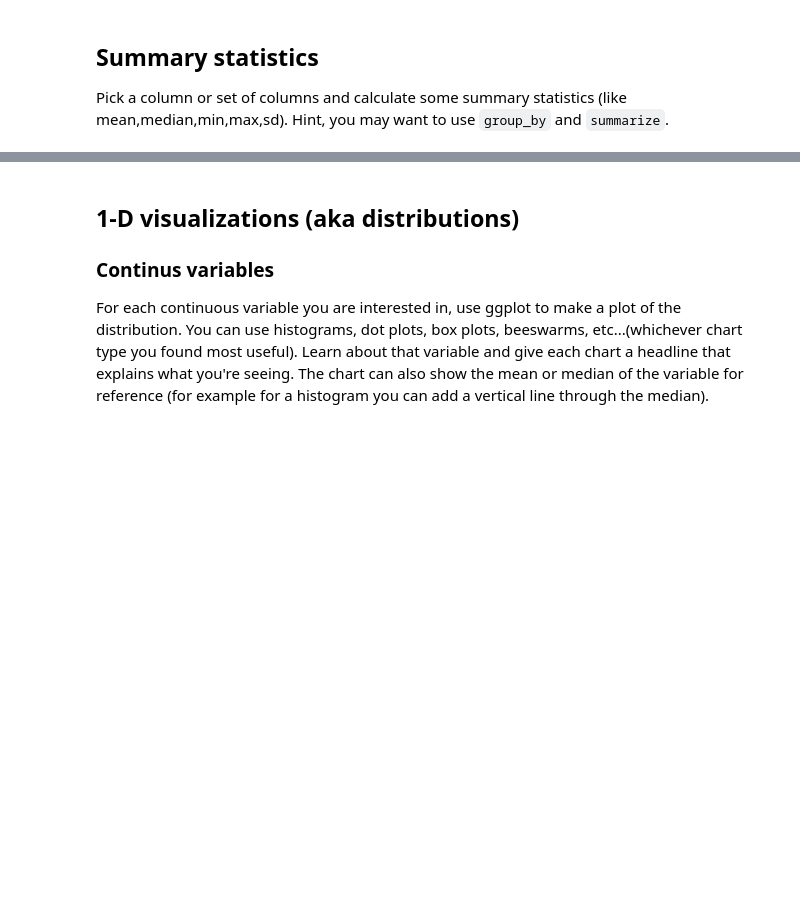
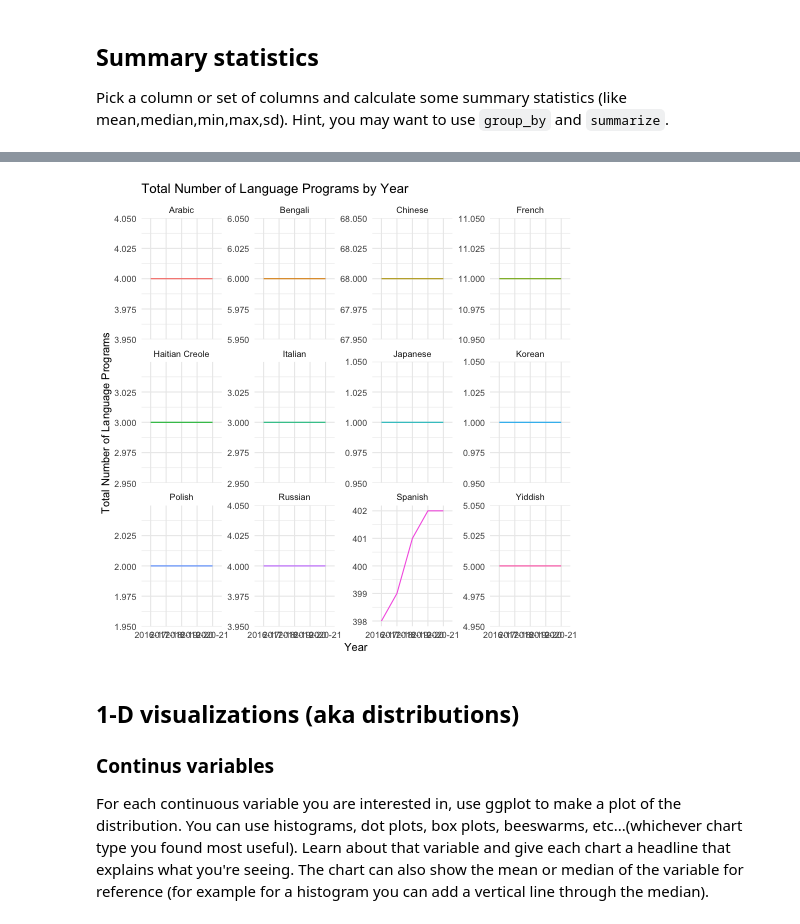
Before and after one commit to renatadaou/connect-to-census, a Jupyter notebook: distributions.ipynb, the cells around one changed output, grey strips where cells are left out. Cells and saved outputs as stored; diff of their text form; code cells hidden in the pictures; blank space fills up the shorter version.

```diff
--- a/distributions.ipynb
+++ b/distributions.ipynb
@@ -279,0 +281,7 @@ Hint, you may want to use `group_by` and `summarize`.
+# %%
+%%R
+
+sorted_df <- df %>% group_by(Year, `Language`) %>%
+                    summarise(total_language_programs = n()) %>%
+                    arrange(desc(total_language_programs))
+sorted_df
@@ -280,3 +307,16 @@ Hint, you may want to use `group_by` and `summarize`.
+# %%
+%%R
+#make a line chart of the total number of language programs by year
+ggplot(data = sorted_df, aes(x = Year, y = total_language_programs, group = Language, color = Language)) +
+  geom_line() +
+  labs(title = "Total Number of Language Programs by Year",
+       x = "Year",
+       y = "Total Number of Language Programs") +
+  theme_minimal() +
+  theme(legend.position = "none") +
+  facet_wrap(~Language, scales = "free_y")
+# %% [output]
+[figure, added]
 # %% [markdown]
 ## 1-D visualizations (aka distributions)
 
```
Also changed, not shown: parts of 9 cells of this notebook, 2 other files.
